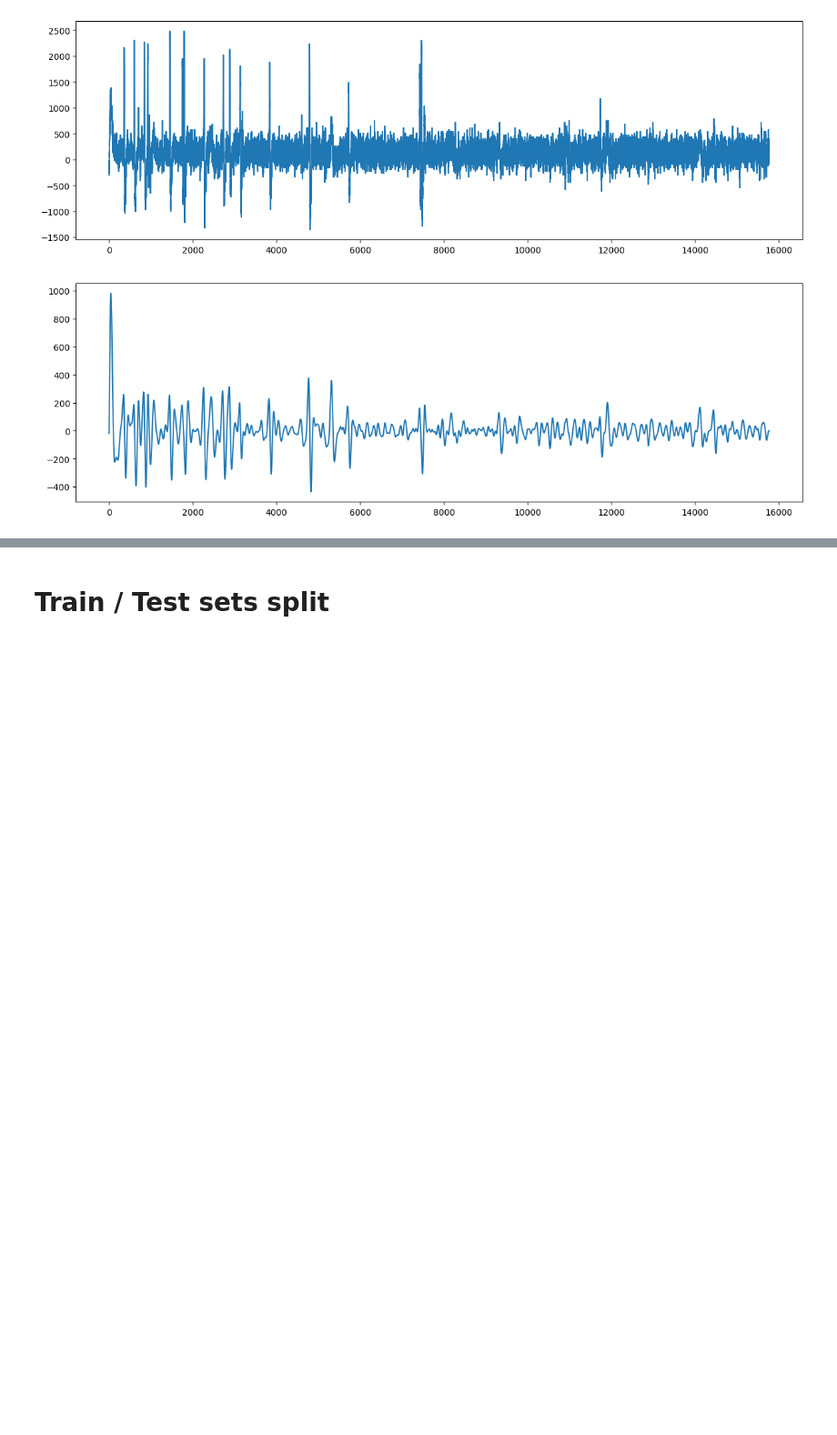
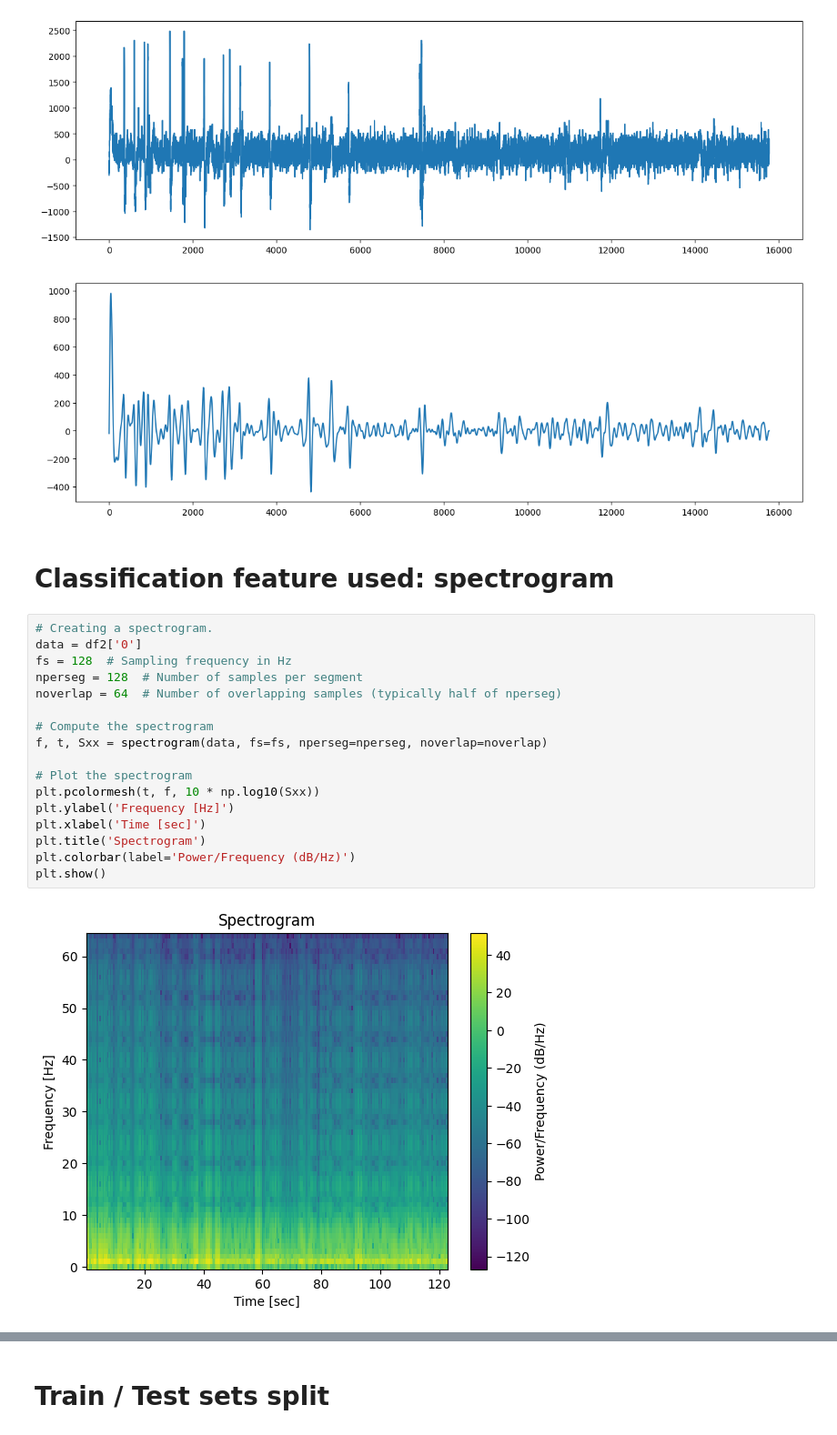
Before and after one commit to Bishara10/EEG-Classification, a Jupyter notebook: EEG_Classification.ipynb, the cells around one changed output, grey strips where cells are left out. Shown: that part at 91% size. Drawn from its saved outputs; the diff is of its cells as text; blank space fills up the shorter version.

```diff
--- a/EEG_Classification.ipynb
+++ b/EEG_Classification.ipynb
@@ -119,3 +102,24 @@ df2['0'].plot(ax = axes[1])
 # %% [output]
 <Axes: >
 [figure]
+# %% [markdown]
+# Classification feature used: spectrogram
+# %%
+# Creating a spectrogram.
+data = df2['0']
+fs = 128  # Sampling frequency in Hz
+nperseg = 128  # Number of samples per segment
+noverlap = 64  # Number of overlapping samples (typically half of nperseg)
+
+# Compute the spectrogram
+f, t, Sxx = spectrogram(data, fs=fs, nperseg=nperseg, noverlap=noverlap)
+
+# Plot the spectrogram
+plt.pcolormesh(t, f, 10 * np.log10(Sxx))
+plt.ylabel('Frequency [Hz]')
+plt.xlabel('Time [sec]')
+plt.title('Spectrogram')
+plt.colorbar(label='Power/Frequency (dB/Hz)')
+plt.show()
+# %% [output]
+[figure, added]
```
Also changed, not shown: parts of 23 cells of this notebook.
